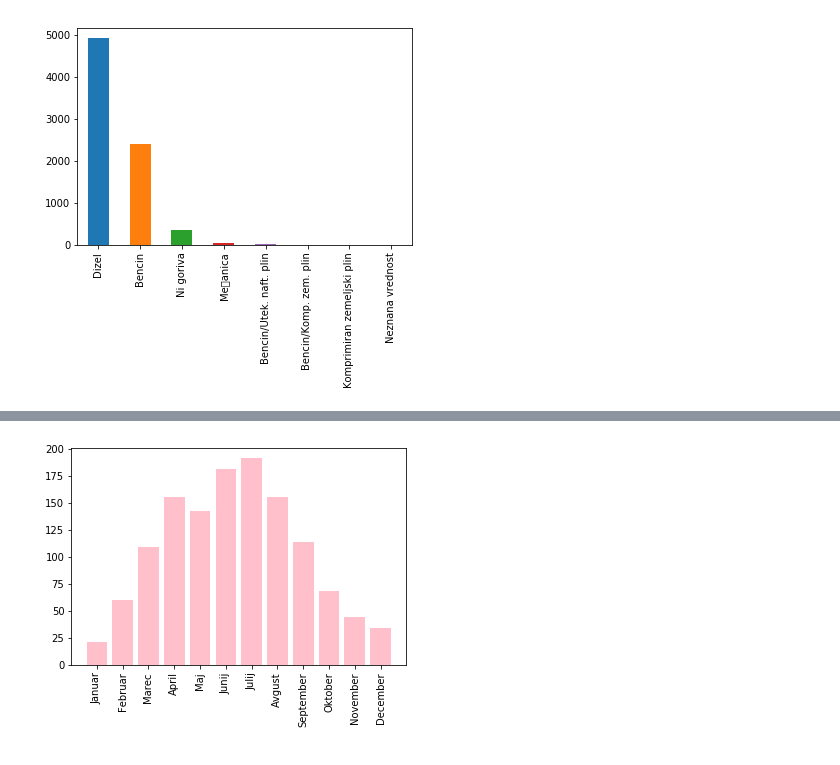
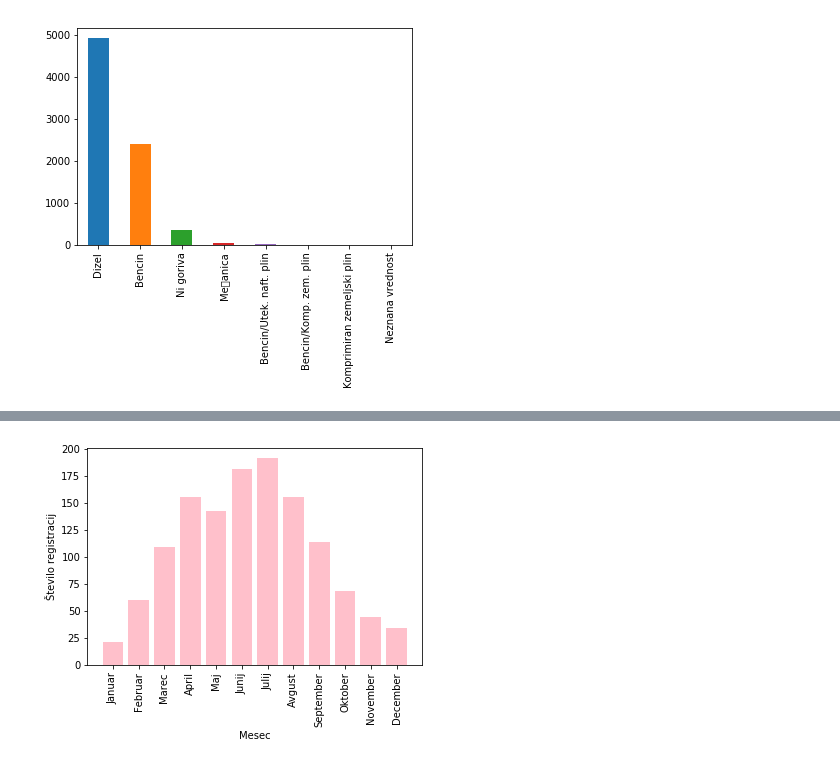
Before and after one commit to aljazglavac/PR18AGARLP, a Jupyter notebook: AG/n2015.ipynb, the cells around one changed output, grey strips where cells are left out. Drawn from its saved outputs; the diff is of its cells as text; code cells hidden in the pictures.

```diff
--- a/AG/n2015.ipynb
+++ b/AG/n2015.ipynb
@@ -9,15 +80,16 @@ mesec = ['Januar', 'Februar', 'Marec', 'April', 'Maj', 'Junij', 'Julij', 'Avgust
 # %%
-df1501 = pd.read_csv("../data/2015/NPodatki_012015.csv", encoding = 'utf-8', dtype='str', usecols=stolpci)
-df1502 = pd.read_csv("../data/2015/NPodatki_022015.csv", encoding = 'latin1', dtype='str', usecols=stolpci)
-df1503 = pd.read_csv("../data/2015/NPodatki_032015.csv", encoding = 'latin1', dtype='str', usecols=stolpci)
-df1504 = pd.read_csv("../data/2015/NPodatki_042015.csv", encoding = 'latin1', dtype='str', usecols=stolpci)
-df1505 = pd.read_csv("../data/2015/NPodatki_052015.csv", encoding = 'latin1', dtype='str', usecols=stolpci)
-df1506 = pd.read_csv("../data/2015/NPodatki_062015.csv", encoding = 'latin1', dtype='str', usecols=stolpci)
-df1507 = pd.read_csv("../data/2015/NPodatki_072015.csv", encoding = 'latin1', dtype='str', usecols=stolpci)
-df1508 = pd.read_csv("../data/2015/NPodatki_082015.csv", encoding = 'latin1', dtype='str', usecols=stolpci)
-df1509 = pd.read_csv("../data/2015/NPodatki_092015.csv", encoding = 'latin1', dtype='str', usecols=stolpci)
-df1510 = pd.read_csv("../data/2015/NPodatki_102015.csv", encoding = 'latin1', dtype='str', usecols=stolpci)
-df1511 = pd.read_csv("../data/2015/NPodatki_112015.csv", encoding = 'latin1', dtype='str', usecols=stolpci)
-df1512 = pd.read_csv("../data/2015/NPodatki_122015.csv", encoding = 'latin1', dtype='str', usecols=stolpci)
+df1501 = pd.read_csv("../data/2015/NPodatki_012015.csv", encoding = 'latin1', sep=';', usecols=tipi, decimal = ',', low_memory=False)
+df1502 = pd.read_csv("../data/2015/NPodatki_022015.csv", encoding = 'latin1', sep=';', usecols=stolpci, low_memory=False)
+df1503 = pd.read_csv("../data/2015/NPodatki_032015.csv", encoding = 'latin1', sep=';', usecols=stolpci, low_memory=False)
+df1504 = pd.read_csv("../data/2015/NPodatki_042015.csv", encoding = 'latin1', sep=';', usecols=stolpci, low_memory=False)
+df1505 = pd.read_csv("../data/2015/NPodatki_052015.csv", encoding = 'latin1', sep=';', usecols=stolpci, low_memory=False)
+df1506 = pd.read_csv("../data/2015/NPodatki_062015.csv", encoding = 'latin1', sep=';', usecols=stolpci, low_memory=False)
+df1507 = pd.read_csv("../data/2015/NPodatki_072015.csv", encoding = 'latin1', sep=';', usecols=stolpci, low_memory=False)
+df1508 = pd.read_csv("../data/2015/NPodatki_082015.csv", encoding = 'latin1', sep=';', usecols=stolpci, low_memory=False)
+df1509 = pd.read_csv("../data/2015/NPodatki_092015.csv", encoding = 'latin1', sep=';', usecols=stolpci, low_memory=False)
+df1510 = pd.read_csv("../data/2015/NPodatki_102015.csv", encoding = 'latin1', sep=';', usecols=stolpci, low_memory=False)
+df1511 = pd.read_csv("../data/2015/NPodatki_112015.csv", encoding = 'latin1', sep=';', usecols=stolpci, low_memory=False)
+df1512 = pd.read_csv("../data/2015/NPodatki_122015.csv", encoding = 'latin1', sep=';', usecols=stolpci, low_memory=False)
 df15 = [df1501, df1502, df1503, df1504, df1505, df1506, df1507, df1508, df1509, df1510, df1511, df1512]
+data = pd.concat(df15)
 # %%
@@ -49,15 +121,17 @@ df15[1]['P.1.3-Vrsta goriva (opis)'].value_counts().plot(kind='bar')
 # %%
 # prikaz registracije vozil katera za svoje delovenje uporabljajo mesanico
 # kar pomeni da je skoraj v vseh primerih to motorno kolo
 # iz grafa razberemo da se najvec takih vozil registrira poleti kar je tudi pricakovano
 mesanica = dict()
 for m,data in zip(mesec,df15):
     mesanica[m] = len(data[data['P.1.3-Vrsta goriva (oznaka)'] == 'M'])
 
 plt.bar(range(len(mesanica)), mesanica.values(), color='pink')
 plt.xticks(range(len(mesec)), mesec)
 plt.xticks(rotation=90)
-
+plt.ylabel('Število registracij')
+plt.xlabel('Mesec')
+plt.savefig('mesanica.png', bbox_inches='tight')
 plt.show()
 # %% [output]
-[figure, old version]
+[figure, new version]
```
Also changed, not shown: parts of 5 cells of this notebook.
